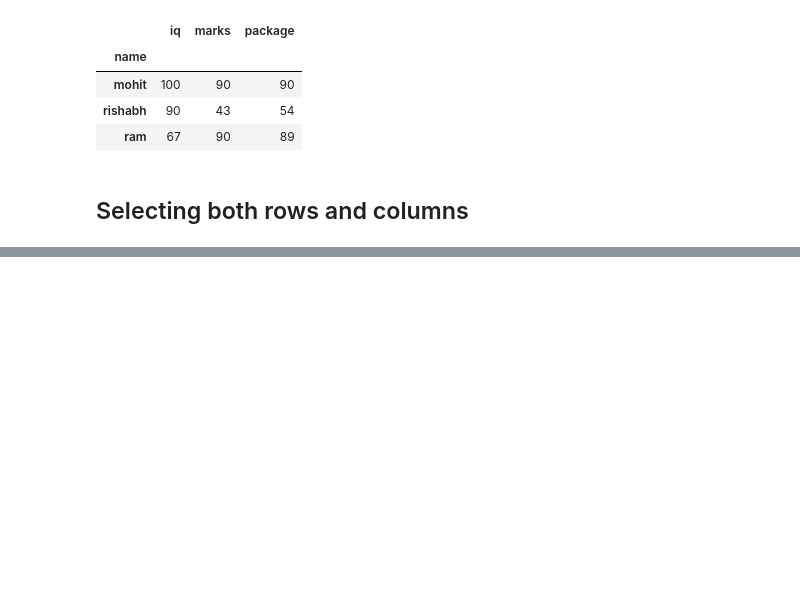
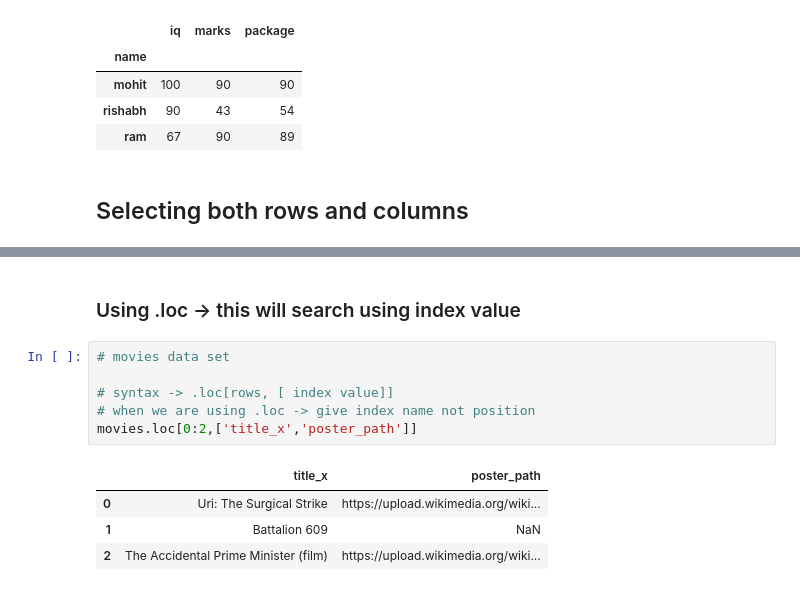
Before and after one commit to mohitjaryal/pandas, a Jupyter notebook: data_frames.ipynb, the cells around one changed output, grey strips where cells are left out. Cells and saved outputs as stored; diff of their text form; blank space fills up the shorter version.

```diff
--- a/data_frames.ipynb
+++ b/data_frames.ipynb
@@ -670,0 +689,13 @@ students.loc[['mohit','rishabh','ram']]
+# %% [markdown]
+### Using .loc -> this will search using index value
+# %%
+# movies data set
+
+# syntax -> .loc[rows, [ index value]]
+# when we are using .loc -> give index name not position
+movies.loc[0:2,['title_x','poster_path']]
+# %% [output]
+|  | title_x | poster_path |
+| 0 | Uri: The Surgical Strike | https://upload.wikimedia.org/wiki... |
+| 1 | Battalion 609 | NaN |
+| 2 | The Accidental Prime Minister (film) | https://upload.wikimedia.org/wiki... |
```
Also changed, not shown: parts of 3 cells of this notebook.
